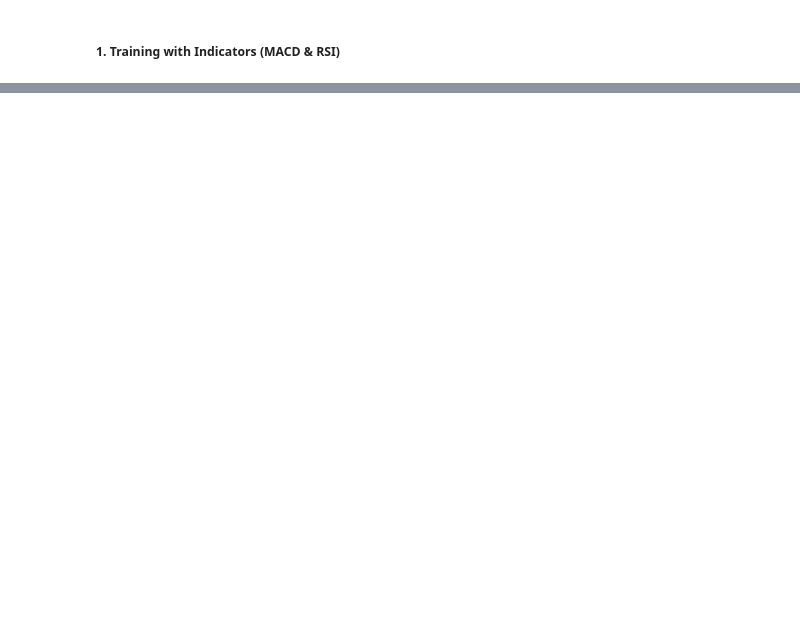
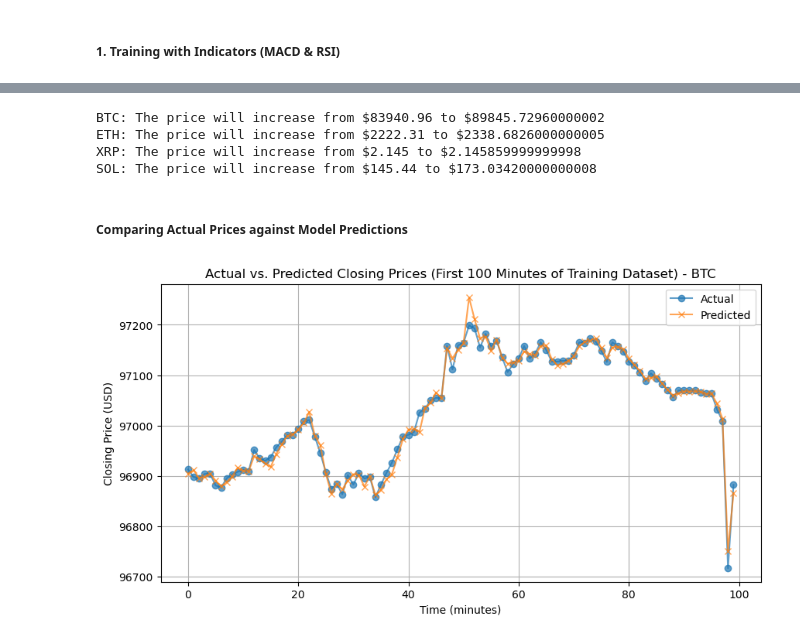
Before and after one commit to onepersonhere/4211-project, a Jupyter notebook: crypto/RF_visualisations.ipynb, the cells around one changed output, grey strips where cells are left out. Saved outputs shown, nothing was run; the diff lists cells and outputs as text; code cells hidden in the pictures; blank space fills up the shorter version.

```diff
--- a/crypto/RF_visualisations.ipynb
+++ b/crypto/RF_visualisations.ipynb
@@ -123,0 +132,21 @@ plot_comparison(y_test_sol, y_pred_sol, 'SOL')
+# %%
+X_btc_2, y_btc_2 = data_preprocessing(btc_indicators_2)
+X_eth_2, y_eth_2 = data_preprocessing(eth_indicators_2)
+X_xrp_2, y_xrp_2 = data_preprocessing(xrp_indicators_2)
+X_sol_2, y_sol_2 = data_preprocessing(solana_indicators_2)
+# %%
+# X_train and X_test are scaled
+X_train_btc_2, X_test_btc_2, y_train_btc_2, y_test_btc_2 = train_test_split(X_btc_2, y_btc_2, test_size=0.2, random_state=42, shuffle=False)
+X_train_eth_2, X_test_eth_2, y_train_eth_2, y_test_eth_2 = train_test_split(X_eth_2, y_eth_2, test_size=0.2, random_state=42, shuffle=False)
+X_train_xrp_2, X_test_xrp_2, y_train_xrp_2, y_test_xrp_2 = train_test_split(X_xrp_2, y_xrp_2, test_size=0.2, random_state=42, shuffle=False)
+X_train_sol_2, X_test_sol_2, y_train_sol_2, y_test_sol_2 = train_test_split(X_sol_2, y_sol_2, test_size=0.2, random_state=42, shuffle=False)
+# %%
+btc_model_2= train_model(X_train_btc_2, y_train_btc_2)
+eth_model_2 = train_model(X_train_eth_2, y_train_eth_2)
+xrp_model_2 = train_model(X_train_xrp_2, y_train_xrp_2)
+solana_model_2 = train_model(X_train_sol_2, y_train_sol_2)
+# %%
+y_pred_btc_2 = evaluate_model(X_test_btc_2, y_test_btc_2, btc_model_2,'BTC')
+y_pred_eth_2 = evaluate_model( X_test_eth_2, y_test_eth_2, eth_model_2, 'ETH')
+y_pred_xrp_2 = evaluate_model(X_test_xrp_2, y_test_xrp_2, xrp_model_2, 'XRP')
+y_pred_sol_2 = evaluate_model(X_test_sol_2, y_test_sol_2, solana_model_2, 'SOL')
@@ -123,0 +162,16 @@ plot_comparison(y_test_sol, y_pred_sol, 'SOL')
+# %%
+next_minute_price(X_btc_2, y_btc_2, btc_model_2, 'BTC')
+next_minute_price(X_eth_2, y_eth_2, eth_model_2, 'ETH')
+next_minute_price(X_xrp_2, y_xrp_2, xrp_model_2, 'XRP')
+next_minute_price(X_sol_2, y_sol_2, solana_model_2, 'SOL')
+# %% [output]
+BTC: The price will increase from $83940.96 to $89845.72960000002
+ETH: The price will increase from $2222.31 to $2338.6826000000005
+XRP: The price will increase from $2.145 to $2.145859999999998
+SOL: The price will increase from $145.44 to $173.03420000000008
+# %% [markdown]
+##### Comparing Actual Prices against Model Predictions
+# %%
+plot_comparison(y_test_btc_2, y_pred_btc_2, 'BTC')
+# %% [output]
+[figure, added]
```
Also changed, not shown: parts of 13 cells of this notebook, 1 other file.
